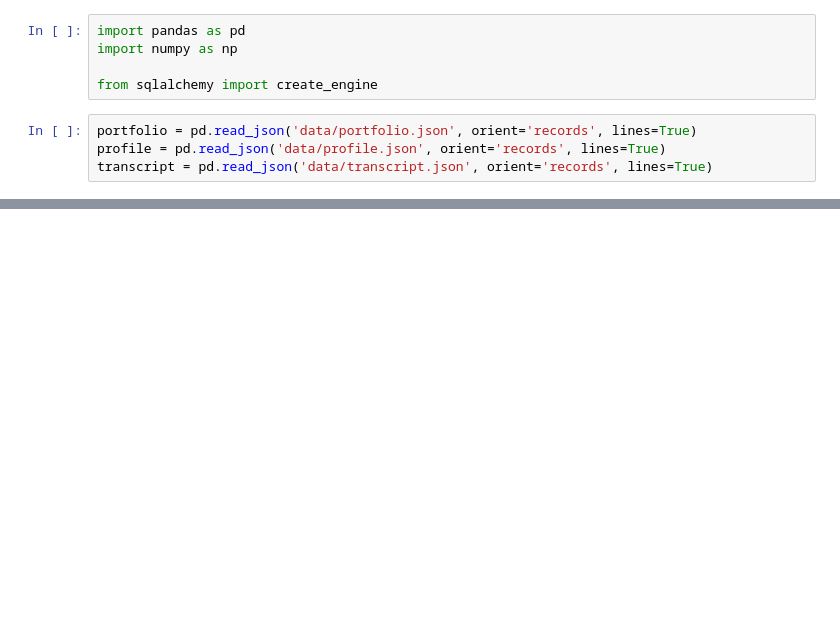
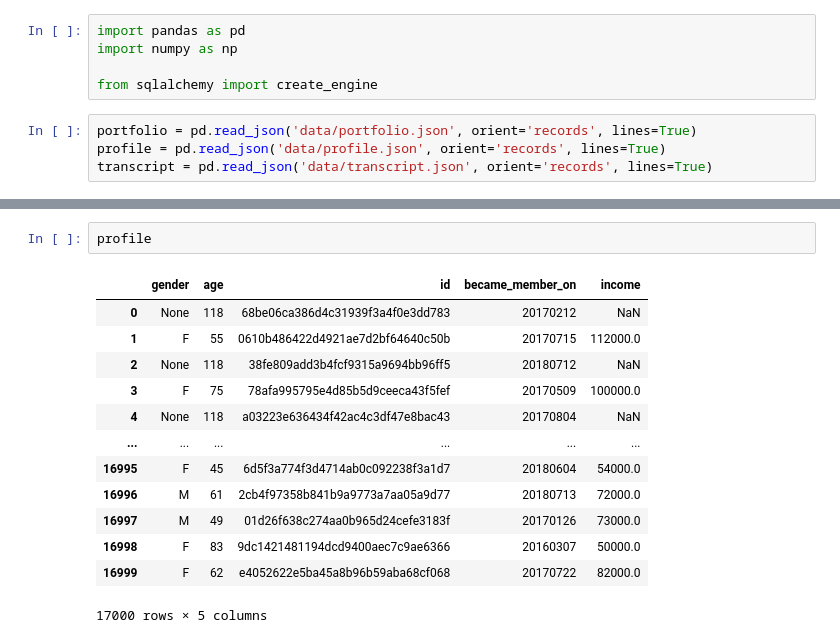
Before and after one commit to meeby280/UdacityDataScienceProject4, a Jupyter notebook: Starbucks_Data_Ingestion.ipynb, the cells around one changed output, grey strips where cells are left out. Saved outputs shown, nothing was run; the diff lists cells and outputs as text; blank space fills up the shorter version.

```diff
--- a/Starbucks_Data_Ingestion.ipynb
+++ b/Starbucks_Data_Ingestion.ipynb
@@ -125,0 +31,16 @@ if __name__ == "__main__":
+# %%
+profile
+# %% [output]
+|  | gender | age | id | became_member_on | income |
+| 0 | None | 118 | 68be06ca386d4c31939f3a4f0e3dd783 | 20170212 | NaN |
+| 1 | F | 55 | 0610b486422d4921ae7d2bf64640c50b | 20170715 | 112000.0 |
+| 2 | None | 118 | 38fe809add3b4fcf9315a9694bb96ff5 | 20180712 | NaN |
+| 3 | F | 75 | 78afa995795e4d85b5d9ceeca43f5fef | 20170509 | 100000.0 |
+| 4 | None | 118 | a03223e636434f42ac4c3df47e8bac43 | 20170804 | NaN |
+| ... | ... | ... | ... | ... | ... |
+| 16995 | F | 45 | 6d5f3a774f3d4714ab0c092238f3a1d7 | 20180604 | 54000.0 |
+| 16996 | M | 61 | 2cb4f97358b841b9a9773a7aa05a9d77 | 20180713 | 72000.0 |
+| 16997 | M | 49 | 01d26f638c274aa0b965d24cefe3183f | 20170126 | 73000.0 |
+| 16998 | F | 83 | 9dc1421481194dcd9400aec7c9ae6366 | 20160307 | 50000.0 |
+| 16999 | F | 62 | e4052622e5ba45a8b96b59aba68cf068 | 20170722 | 82000.0 |
+17000 rows × 5 columns
```
Also changed, not shown: parts of 5 cells of this notebook, 1 other file.
